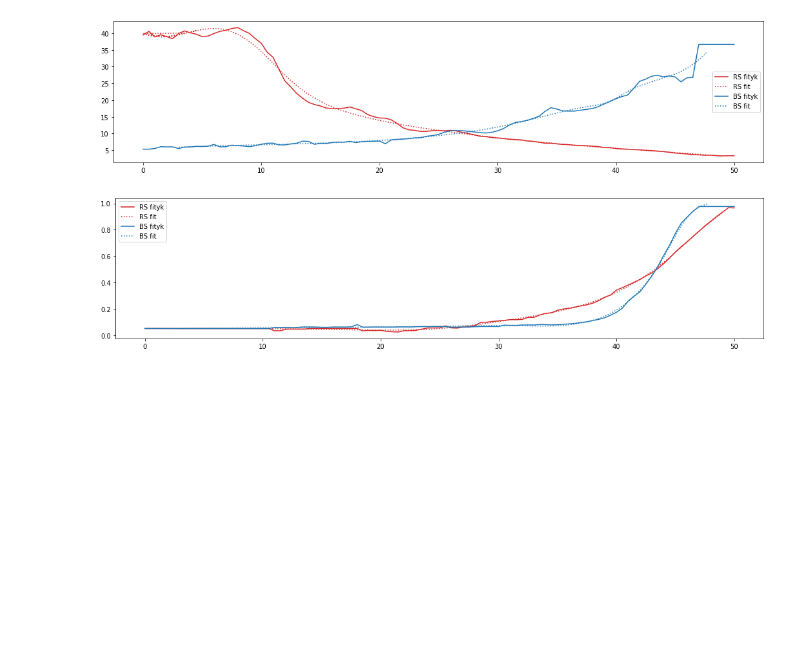
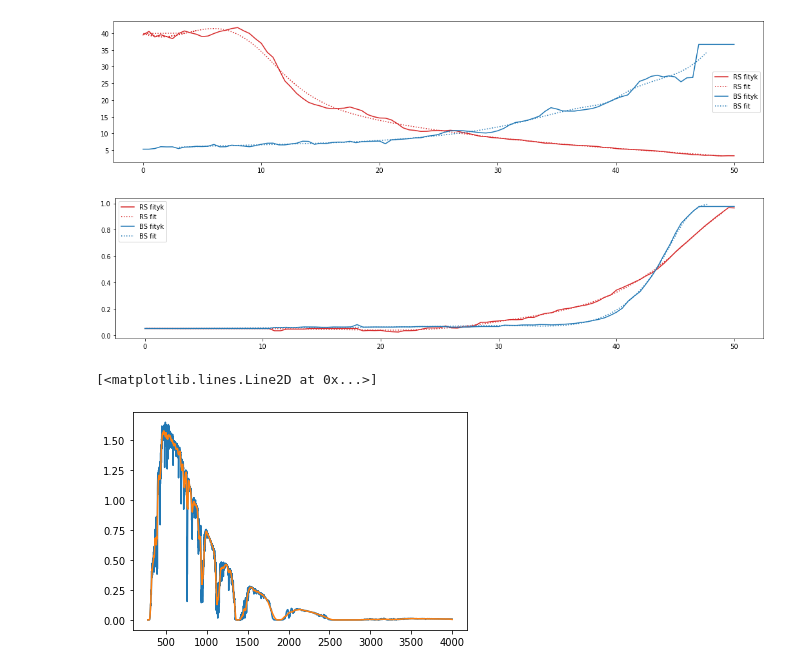
Before and after one commit to mcasademont9/SOLS-EQE, a Jupyter notebook: Numeric method - second try/EQE_third_try_RandBsweeps.ipynb, the cells around one changed output. Saved outputs shown, nothing was run; the diff lists cells and outputs as text; code cells hidden in the pictures; blank space fills up the shorter version.

```diff
--- a/Numeric method - second try/EQE_third_try_RandBsweeps.ipynb
+++ b/Numeric method - second try/EQE_third_try_RandBsweeps.ipynb
@@ -353,5 +353,17 @@ RS_stepf_parameters_short[:,-1] = 0         #Set all the constants to 0
 [figure]
 [figure]
 [figure]
+# %%
+#Load the NREL Am1.5G spectra as the imput spectra
+
+NREL_spectras = np.loadtxt('NREL_oficial_spectras.txt', skiprows=2)
+AM15G_spectra = NREL_spectras[:,(0,2)]
+fig, ax =plt.subplots()
+ax.plot(AM15G_spectra[:,0], AM15G_spectra[:,1])
+AM15G_spectra_fit = interpolate.interp1d(AM15G_spectra[:,0], smooth(AM15G_spectra[:,1],20))
+ax.plot(AM15G_spectra[:,0], AM15G_spectra_fit(AM15G_spectra[:,0]))
+# %% [output]
+[<matplotlib.lines.Line2D at 0x...>]
+[figure, added]
 # %%
 CUTWL_RES = 10
```
Also changed, not shown: parts of 10 cells of this notebook.
